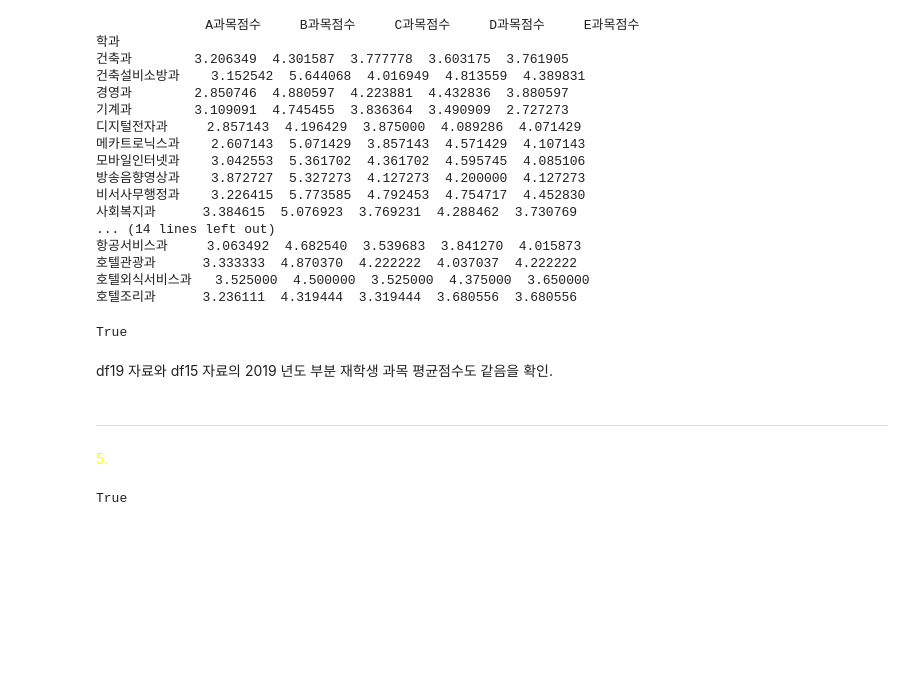
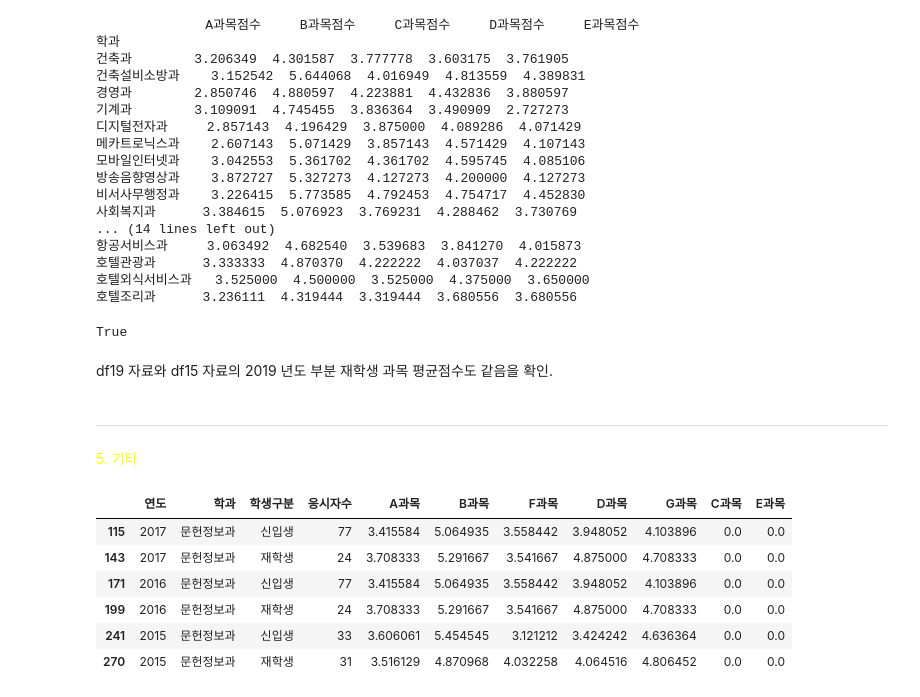
Before and after one commit to r2d2-k3po/proj1nb, a Jupyter notebook: 2_preliminary.ipynb, the cells around one changed output. Cells and saved outputs as stored; diff of their text form; code cells hidden in the pictures; blank space fills up the shorter version.

```diff
--- a/2_preliminary.ipynb
+++ b/2_preliminary.ipynb
@@ -265,8 +265,14 @@ True
 df19 자료와 df15 자료의 2019 년도 부분 재학생 과목 평균점수도 같음을 확인.
 # %% [markdown]
 ---------------------
-<span style="color:yellow">5. </span>
+<span style="color:yellow">5. 기타</span>
-# %%
-score2_mean19.iat[0,0]==score2_mean15.iat[0,0]
-# %% [output]
-True
+# %%
+df15[df15['학과']=='문헌정보과']
+# %% [output]
+|  | 연도 | 학과 | 학생구분 | 응시자수 | A과목 | B과목 | F과목 | D과목 | G과목 | C과목 | E과목 |
+| 115 | 2017 | 문헌정보과 | 신입생 | 77 | 3.415584 | 5.064935 | 3.558442 | 3.948052 | 4.103896 | 0.0 | 0.0 |
+| 143 | 2017 | 문헌정보과 | 재학생 | 24 | 3.708333 | 5.291667 | 3.541667 | 4.875000 | 4.708333 | 0.0 | 0.0 |
+| 171 | 2016 | 문헌정보과 | 신입생 | 77 | 3.415584 | 5.064935 | 3.558442 | 3.948052 | 4.103896 | 0.0 | 0.0 |
+| 199 | 2016 | 문헌정보과 | 재학생 | 24 | 3.708333 | 5.291667 | 3.541667 | 4.875000 | 4.708333 | 0.0 | 0.0 |
+| 241 | 2015 | 문헌정보과 | 신입생 | 33 | 3.606061 | 5.454545 | 3.121212 | 3.424242 | 4.636364 | 0.0 | 0.0 |
+| 270 | 2015 | 문헌정보과 | 재학생 | 31 | 3.516129 | 4.870968 | 4.032258 | 4.064516 | 4.806452 | 0.0 | 0.0 |
```
Also changed, not shown: parts of 2 cells of this notebook, 3 other files.
